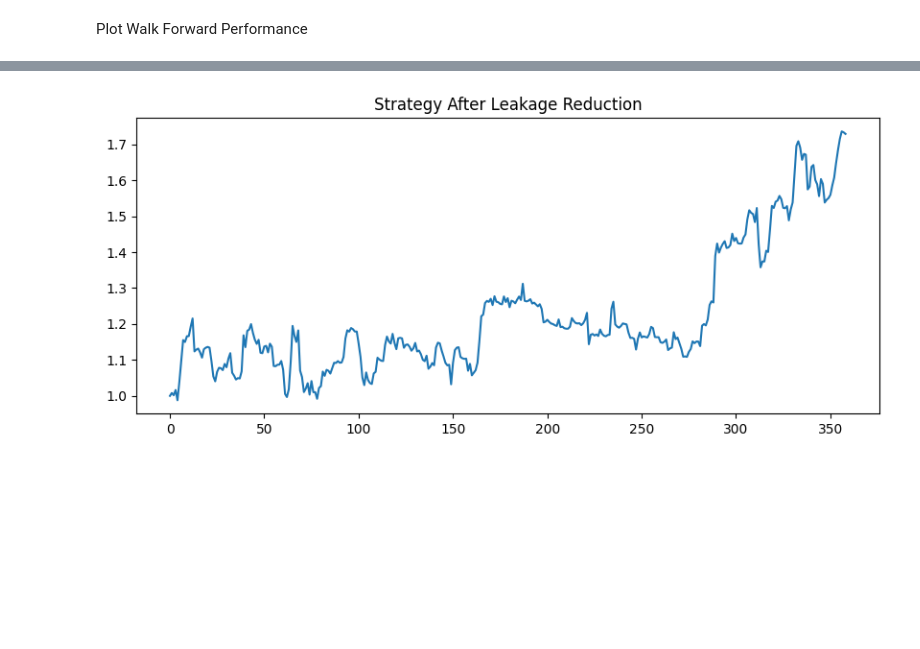
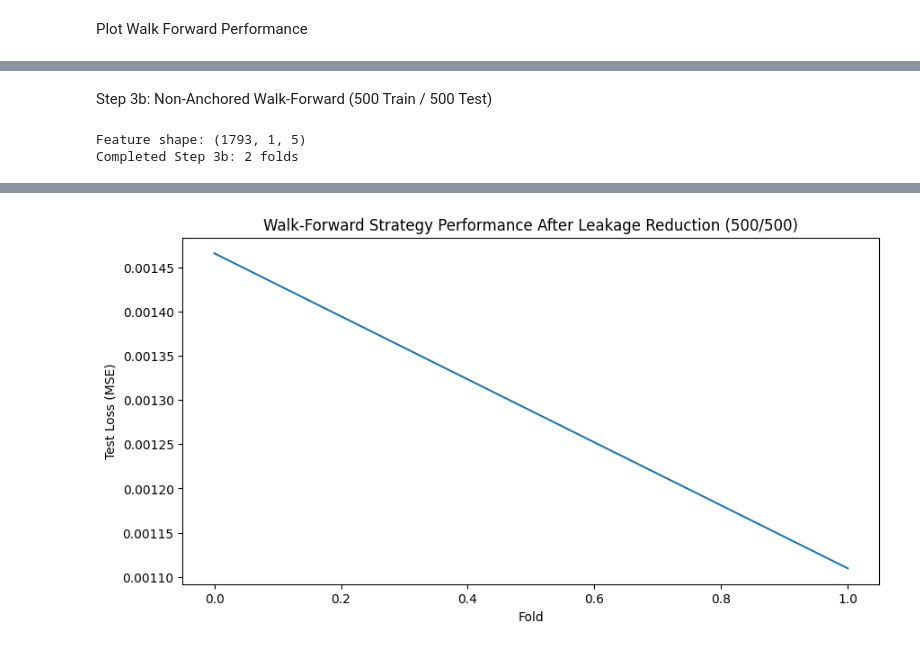
Before and after one commit to KingsleyCE9/Project-1, a Jupyter notebook: MScFE_642_Deep_Learning_for_Finance_Group_Work_Project_3.ipynb, the cells around one changed output, grey strips where cells are left out. Saved outputs shown, nothing was run; the diff lists cells and outputs as text; code cells hidden in the pictures; blank space fills up the shorter version.

```diff
--- a/MScFE_642_Deep_Learning_for_Finance_Group_Work_Project_3.ipynb
+++ b/MScFE_642_Deep_Learning_for_Finance_Group_Work_Project_3.ipynb
@@ -415,10 +376,73 @@ Backtest Clean Model
+# %%
+from tensorflow.keras.models import Sequential
+from tensorflow.keras.layers import Dense, LSTM
+
+def build_lstm_model(timesteps, features_count):
+    model = Sequential([
+        LSTM(50, input_shape=(timesteps, features_count)),
+        Dense(1)
+    ])
+
+    model.compile(
+        optimizer="adam",
+        loss="mse"
+    )
+
+    return model
+# %% [markdown]
+Step 3b: Non-Anchored Walk-Forward (500 Train / 500 Test)
+# %%
+
+
+train_size = 500
+test_size = 500
+purge_window = 10
+
+results_500_500 = []
+
+features = X
+target = y
+
+# Convert to correct LSTM format if needed
+if len(features.shape) == 2:
+    features = features.reshape(features.shape[0], 1, features.shape[1])
+
+print("Feature shape:", features.shape)
+
+for i in range(0, len(features) - train_size - test_size - purge_window, test_size):
+
+    X_train_f = features[i : i + train_size]
+    y_train_f = target[i : i + train_size]
+
+    test_start = i + train_size + purge_window
+
+    X_test_f = features[test_start : test_start + test_size]
+    y_test_f = target[test_start : test_start + test_size]
+
+    model = build_lstm_model(X_train_f.shape[1], X_train_f.shape[2])
+
+    model.fit(
+        X_train_f,
+        y_train_f,
+        epochs=5,
+        batch_size=32,
+        verbose=0
+    )
+
+    mse = model.evaluate(X_test_f, y_test_f, verbose=0)
+    results_500_500.append(mse)
+
+print("Completed Step 3b:", len(results_500_500), "folds")
+# %% [output]
+Feature shape: (1793, 1, 5)
+Completed Step 3b: 2 folds
 # %%
-pred_clean = model_clean.predict(X_test_clean)
+import matplotlib.pyplot as plt
 
-cum_clean = backtest(pred_clean, y_test_clean)
-
-plt.figure(figsize=(10,4))
-plt.plot(cum_clean)
-plt.title("Strategy After Leakage Reduction")
+plt.figure(figsize=(10,5))
+plt.plot(results_500_500)
+plt.title("Walk-Forward Strategy Performance After Leakage Reduction (500/500)")
+plt.xlabel("Fold")
+plt.ylabel("Test Loss (MSE)")
 plt.show()
 # %% [output]
@@ -426 +449 @@ plt.show()
-[figure, old version]
+[figure, new version]
```
Also changed, not shown: parts of 23 cells of this notebook.
